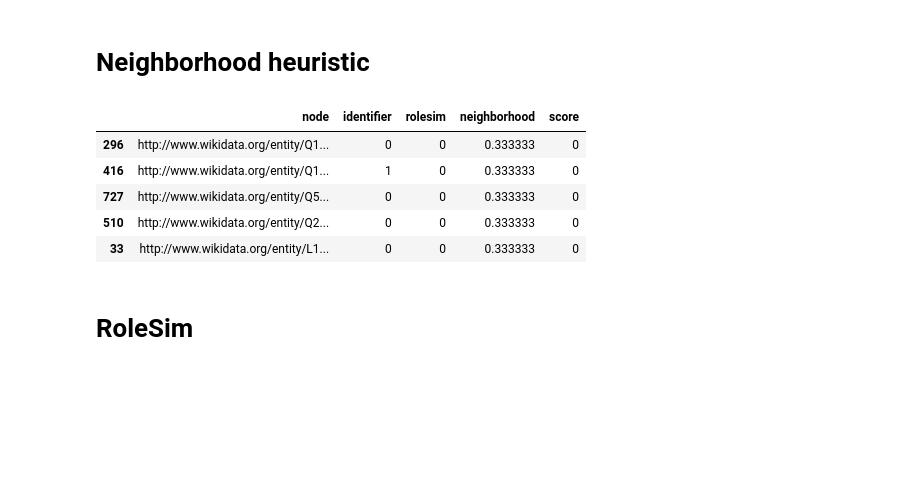
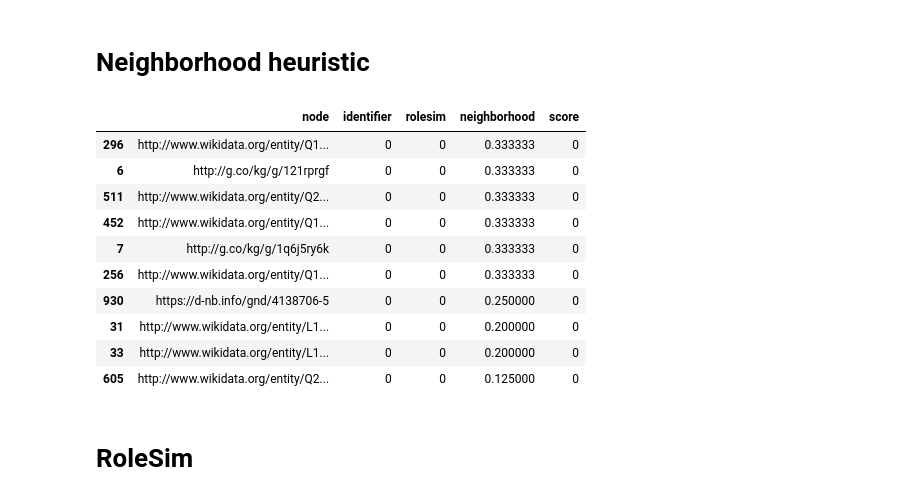
Before and after one commit to kent1325/p4-merging-graph-nodes, a Jupyter notebook: merge_candidates.ipynb, the cells around one changed output. Drawn from its saved outputs; the diff is of its cells as text; code cells hidden in the pictures; blank space fills up the shorter version.

Commit message:
implemented jaccard similarity
In neighborhood function

```diff
--- a/merge_candidates.ipynb
+++ b/merge_candidates.ipynb
@@ -88,7 +88,7 @@ def recursive_graph_builder():
         except (SPARQLExceptions.EndPointInternalError, error.HTTPError):
             time.sleep(30)
             pass
-
+        nx.common_neighbors(nx_graph, "http://www.wikidata.org/entity/Q108599713", "http://www.wikidata.org/entity/Q12738434")
     return nx_graph
 # %%
 pd_graph_path = Path.cwd() / "rdf_graphs" / NODE_FILE
@@ -161,23 +161,27 @@ def common_neighbors(graph: nx.Graph, node: str, df: pd.DataFrame) -> pd.DataFra
         for neighbor in graph.neighbors(item):
             if neighbor == node or neighbor in nodes_to_skip or item == node:
                 continue
-            common_neighbors = sum(n in graph.neighbors(neighbor) for n in graph.neighbors(node))
-            node_dict[neighbor] = common_neighbors
+            jaccard_similarity = nx.jaccard_coefficient(graph, [(neighbor, node)])
+            node_dict[neighbor] = list(jaccard_similarity)[0][2]
 
-    node_dict = normalize_dict(node_dict, graph.degree(node))
     for key, val in node_dict.items():
         df.loc[df.node == key, 'neighborhood'] = val
     return df
 # %%
 df = common_neighbors(q171076_graph, NODE_URL, df)
-df.sort_values(by=['neighborhood'], ascending=False) .head()
+df.sort_values(by=['neighborhood'], ascending=False) .head(10)
 # %% [output]
 |  | node | identifier | rolesim | neighborhood | score |
 | 296 | http://www.wikidata.org/entity/Q1... | 0 | 0 | 0.333333 | 0 |
-| 416 | http://www.wikidata.org/entity/Q1... | 1 | 0 | 0.333333 | 0 |
-| 727 | http://www.wikidata.org/entity/Q5... | 0 | 0 | 0.333333 | 0 |
-| 510 | http://www.wikidata.org/entity/Q2... | 0 | 0 | 0.333333 | 0 |
-| 33 | http://www.wikidata.org/entity/L1... | 0 | 0 | 0.333333 | 0 |
+| 6 | http://g.co/kg/g/121rprgf | 0 | 0 | 0.333333 | 0 |
+| 511 | http://www.wikidata.org/entity/Q2... | 0 | 0 | 0.333333 | 0 |
+| 452 | http://www.wikidata.org/entity/Q1... | 0 | 0 | 0.333333 | 0 |
+| 7 | http://g.co/kg/g/1q6j5ry6k | 0 | 0 | 0.333333 | 0 |
+| 256 | http://www.wikidata.org/entity/Q1... | 0 | 0 | 0.333333 | 0 |
+| 930 | https://d-nb.info/gnd/4138706-5 | 0 | 0 | 0.250000 | 0 |
+| 31 | http://www.wikidata.org/entity/L1... | 0 | 0 | 0.200000 | 0 |
+| 33 | http://www.wikidata.org/entity/L1... | 0 | 0 | 0.200000 | 0 |
+| 605 | http://www.wikidata.org/entity/Q2... | 0 | 0 | 0.125000 | 0 |
 # %% [markdown]
 # RoleSim
 # %% [markdown]
```
